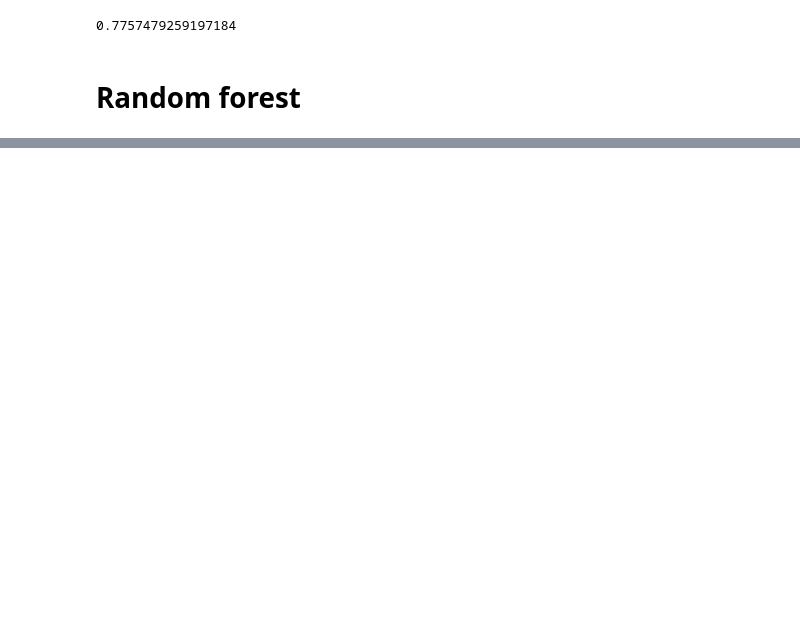
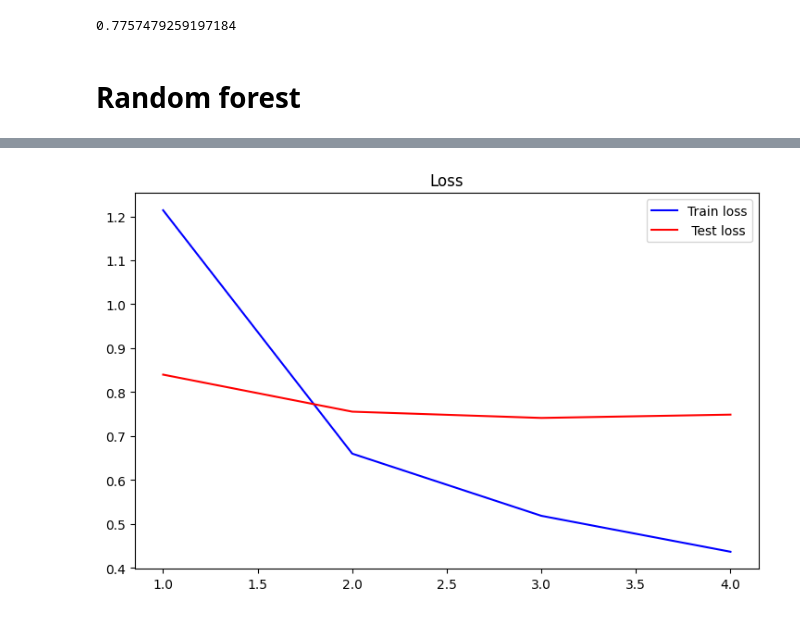
Before and after one commit to ShuvalovDR/ML_cuisine, a Jupyter notebook: Cuisine_solution.ipynb, the cells around one changed output, grey strips where cells are left out. Cells and saved outputs as stored; diff of their text form; code cells hidden in the pictures; blank space fills up the shorter version.

```diff
--- a/Cuisine_solution.ipynb
+++ b/Cuisine_solution.ipynb
@@ -201,0 +205,84 @@ accuracy_score(predictions, y_test)
+# %%
+X = data.drop(columns=['id', 'cuisine']).values
+y = data['cuisine'].values
+# %%
+X_train, X_test, y_train, y_test = train_test_split(X, y, random_state=861, test_size=0.3)
+# %%
+train_dataset = Cuisine_dataset(X_train, y_train)
+trainloader = DataLoader(train_dataset, batch_size=8, shuffle=True)
+test_dataset = Cuisine_dataset(X_test, y_test)
+testloader = DataLoader(test_dataset, batch_size=8, shuffle=True)
+# %%
+model = nn.Sequential(
+    nn.Linear(6714, 150),
+    nn.SiLU(),
+    nn.Linear(150, 20)
+)
+criterion = torch.nn.CrossEntropyLoss()
+optimezer = torch.optim.Adam(params=model.parameters(), lr=5e-4)
+scheduler = torch.optim.lr_scheduler.ExponentialLR(optimezer, gamma=0.8)
+# %%
+train_losses = []
+test_losses = []
+epoch_number = []
+train_accuracy = []
+test_accuracy = []
+
+epochs = 4
+model.to(device)
+for epoch in range(epochs):
+    running_loss = 0.0
+    correct = 0
+    total = 0
+    model.train()
+    for i, (X_train, label) in enumerate(trainloader):
+        X_train = X_train.to(device)
+        label = label.to(device)
+        optimezer.zero_grad()
+        prediction = model(X_train)
+        _, predictions = torch.max(prediction.data, 1)
+        loss = criterion(prediction, label)
+        loss.backward()
+        optimezer.step()
+        running_loss += loss.item()
+        total += label.size(0)
+        correct += (predictions == label).sum().item()
+    print(f'Epoch №{epoch + 1}, Training loss = {running_loss / len(trainloader)}')
+    train_losses.append(running_loss / len(trainloader))
+    epoch_number.append(epoch + 1)
+    print(f'Epoch №{epoch + 1}, Accuracy on train = {correct / total * 100}%')
+    train_accuracy.append(correct / total * 100)
+    correct = 0
+    total = 0
+    running_loss = 0.0
+    with torch.no_grad():
+        model.eval()
+        for X_val, label_val in testloader:
+            X_val = X_val.to(device)
+            label_val = label_val.to(device)
+            outputs = model(X_val)
+            loss = criterion(outputs, label_val)
+            running_loss += loss.item()
+            _, predictions = torch.max(outputs.data, 1)
+            total += label_val.size(0)
+            correct += (predictions == label_val).sum().item()
+        print(f'Epoch №{epoch + 1}, Test loss = {running_loss / len(testloader)}')
+        print(f'Epoch №{epoch + 1}, Accuracy on test = {correct / total * 100}%')
+        test_losses.append(running_loss / len(testloader))
+        test_accuracy.append(correct / total * 100)
+        print('----------------------------------------------------------------')
+    scheduler.step()
+
+plt.figure()
+plt.plot(epoch_number, train_losses, color='b')
+plt.plot(epoch_number, test_losses, color='r')
+plt.title('Loss')
+plt.legend(['Train loss', ' Test loss'])
+plt.show();
+plt.figure()
+plt.plot(epoch_number, train_accuracy, color='b')
+plt.plot(epoch_number, test_accuracy, color='r')
+plt.title('Accuracy')
+plt.legend(['Train accuracy', ' Test accuracy'])
+plt.show();
+# %% [output]
@@ -201,0 +309 @@ accuracy_score(predictions, y_test)
+[figure, added]
```
Also changed, not shown: parts of 30 cells of this notebook, 1 other file.
